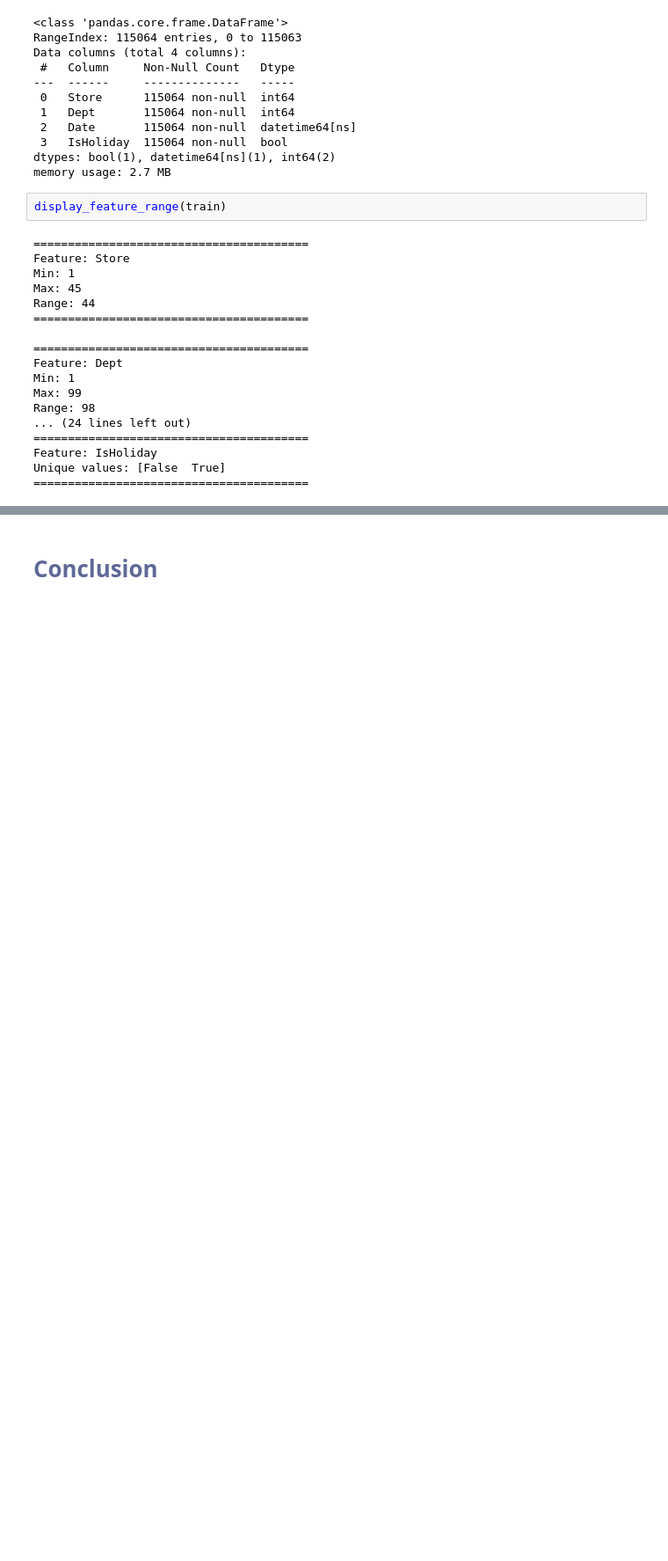
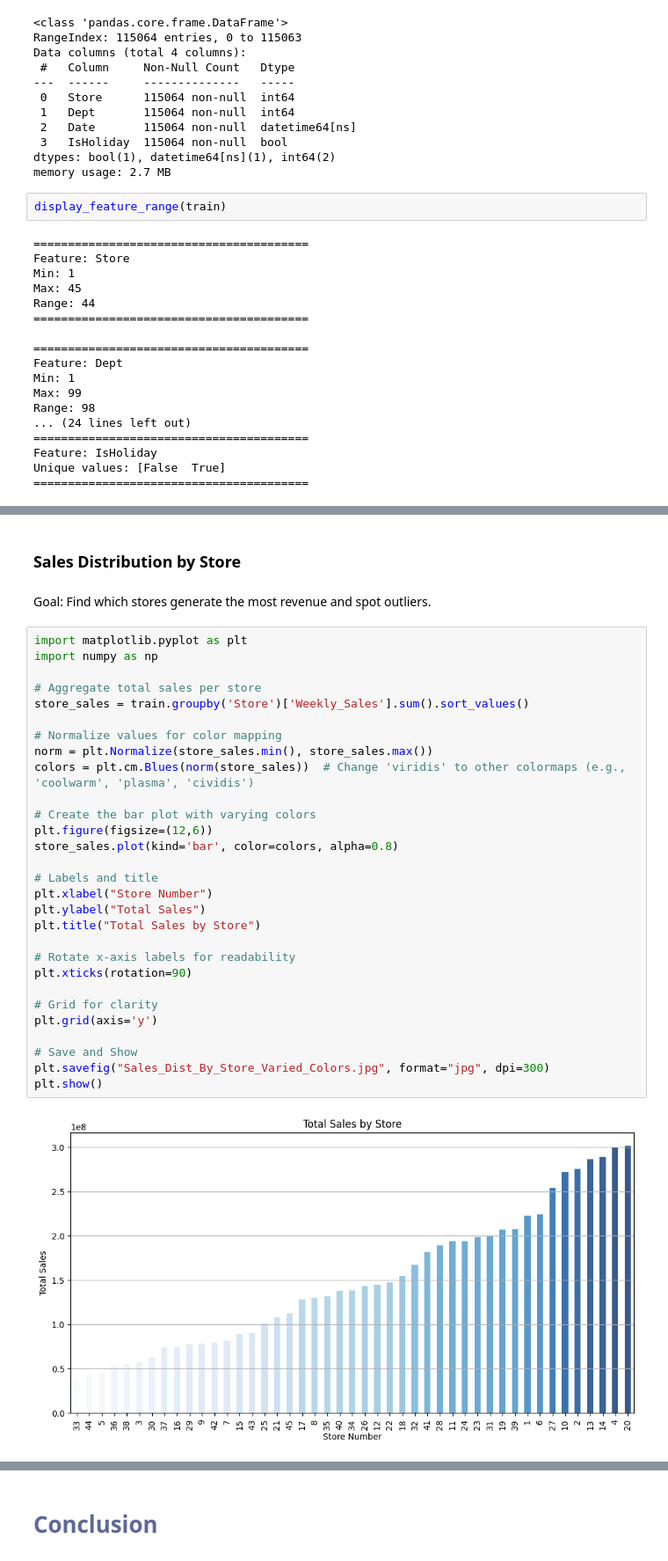
Before and after one commit to johnpospisil/walmart-sales, a Jupyter notebook: forecasting-walmart-sales.ipynb, the cells around one changed output, grey strips where cells are left out. Shown: that part at 88% size. Saved outputs shown, nothing was run; the diff lists cells and outputs as text; blank space fills up the shorter version.

```diff
--- a/forecasting-walmart-sales.ipynb
+++ b/forecasting-walmart-sales.ipynb
@@ -591,0 +616,35 @@ Unique values: [False  True]
+# %% [markdown]
+### Sales Distribution by Store
+# %% [markdown]
+Goal: Find which stores generate the most revenue and spot outliers.
+# %%
+import matplotlib.pyplot as plt
+import numpy as np
+
+# Aggregate total sales per store
+store_sales = train.groupby('Store')['Weekly_Sales'].sum().sort_values()
+
+# Normalize values for color mapping
+norm = plt.Normalize(store_sales.min(), store_sales.max())
+colors = plt.cm.Blues(norm(store_sales))  # Change 'viridis' to other colormaps (e.g., 'coolwarm', 'plasma', 'cividis')
+
+# Create the bar plot with varying colors
+plt.figure(figsize=(12,6))
+store_sales.plot(kind='bar', color=colors, alpha=0.8)
+
+# Labels and title
+plt.xlabel("Store Number")
+plt.ylabel("Total Sales")
+plt.title("Total Sales by Store")
+
+# Rotate x-axis labels for readability
+plt.xticks(rotation=90)
+
+# Grid for clarity
+plt.grid(axis='y')
+
+# Save and Show
+plt.savefig("Sales_Dist_By_Store_Varied_Colors.jpg", format="jpg", dpi=300)
+plt.show()
+# %% [output]
+[figure, added]
```
Also changed, not shown: parts of 19 cells of this notebook.
